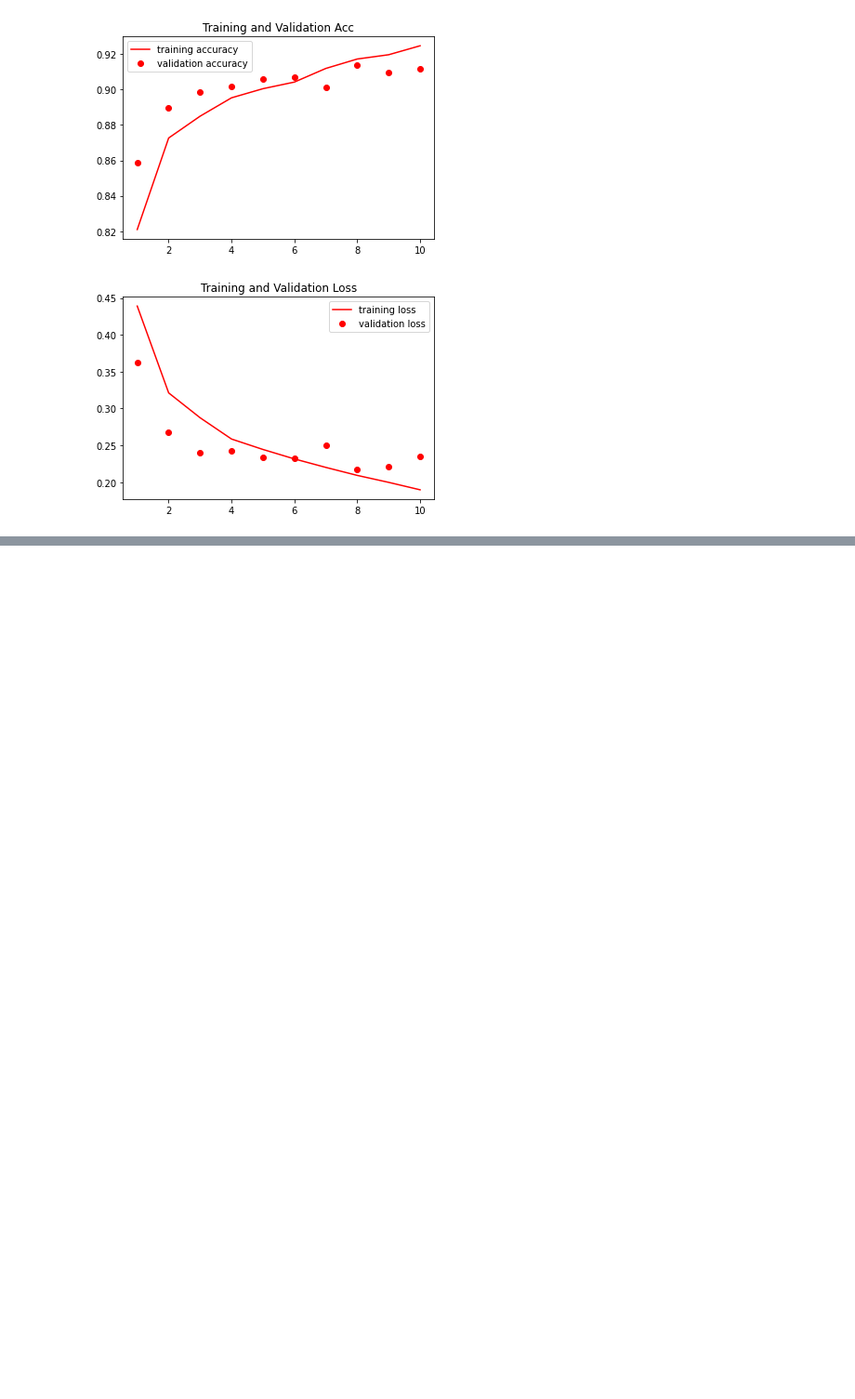
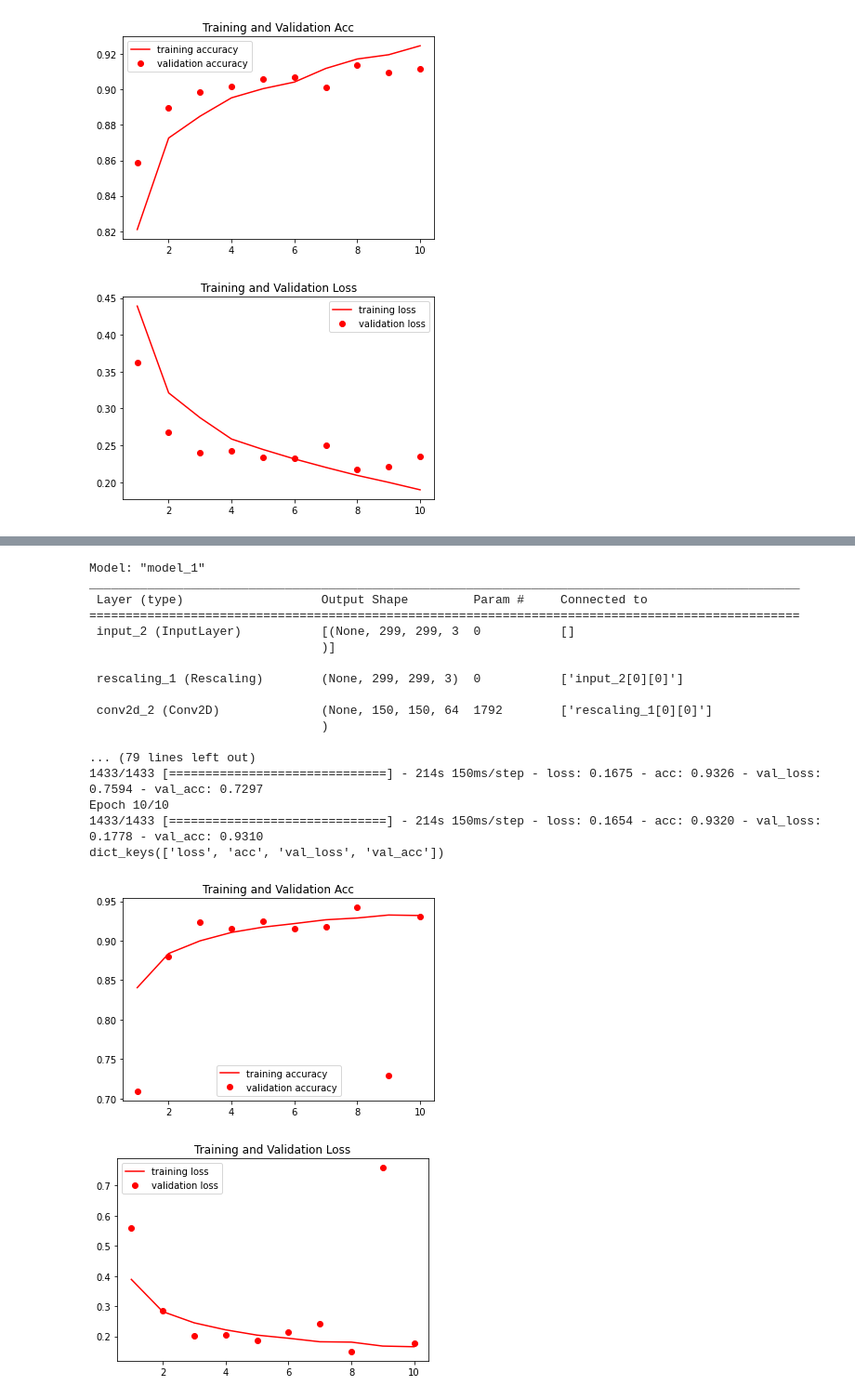
Before and after one commit to wiplash742000/Masters_Thesis_Automated_Detection_of_COVID_19_Using_GANs_and_CNNs, a Jupyter notebook: Jupyter Notebooks/CNNS/Radiography_CNNs.ipynb, the cells around one changed output, grey strips where cells are left out. Shown at 93% size. Saved outputs shown, nothing was run; the diff lists cells and outputs as text; code cells hidden in the pictures; blank space fills up the shorter version.

```diff
--- a/Jupyter Notebooks/CNNS/Radiography_CNNs.ipynb
+++ b/Jupyter Notebooks/CNNS/Radiography_CNNs.ipynb
@@ -441,0 +533,64 @@ dict_keys(['loss', 'acc', 'val_loss', 'val_acc'])
+# %%
+epochs = 10
+
+callbacks = [
+    keras.callbacks.ModelCheckpoint("save_at_{epoch}.keras"),
+]
+model.compile(
+    optimizer=keras.optimizers.Adam(1e-3),
+    loss="sparse_categorical_crossentropy",
+    metrics=["acc"],
+)
+model.summary()
+history = model.fit(
+    train_ds,
+    epochs=epochs,
+    callbacks=callbacks,
+    validation_data=val_ds)
+model.save('content/gdrive/My Drive/CNN_Models_Baseline/radiography_augmented_dcgan_model.h5')
+
+print(history.history.keys())
+
+accuracy = history.history['acc']
+val_accuracy = history.history['val_acc']
+train_loss = history.history['loss']
+val_loss = history.history['val_loss']
+
+epochs = range(1, len(accuracy) + 1)
+accuracy = history.history['acc']
+val_accuracy = history.history['val_acc']
+train_loss = history.history['loss']
+val_loss = history.history['val_loss']
+epochs = range(1, len(accuracy) + 1)
+
+plt.plot(epochs, accuracy,'r',label = 'training accuracy')
+plt.plot(epochs, val_accuracy,'ro',label = 'validation accuracy')
+plt.title('Training and Validation Acc')
+plt.legend()
+plt.show()
+
+plt.plot(epochs, train_loss,'r',label = 'training loss')
+plt.plot(epochs, val_loss,'ro',label = 'validation loss')
+plt.title('Training and Validation Loss')
+plt.legend()
+plt.show()
+# %% [output]
+Model: "model_1"
+__________________________________________________________________________________________________
+ Layer (type)                   Output Shape         Param #     Connected to
+==================================================================================================
+ input_2 (InputLayer)           [(None, 299, 299, 3  0           []
+                                )]
+
+ rescaling_1 (Rescaling)        (None, 299, 299, 3)  0           ['input_2[0][0]']
+
+ conv2d_2 (Conv2D)              (None, 150, 150, 64  1792        ['rescaling_1[0][0]']
+                                )
+
+... (79 lines left out)
+1433/1433 [==============================] - 214s 150ms/step - loss: 0.1675 - acc: 0.9326 - val_loss: 0.7594 - val_acc: 0.7297
+Epoch 10/10
+1433/1433 [==============================] - 214s 150ms/step - loss: 0.1654 - acc: 0.9320 - val_loss: 0.1778 - val_acc: 0.9310
+dict_keys(['loss', 'acc', 'val_loss', 'val_acc'])
+[figure, added]
+[figure, added]
```
Also changed, not shown: parts of 8 cells of this notebook, 8 other files.
